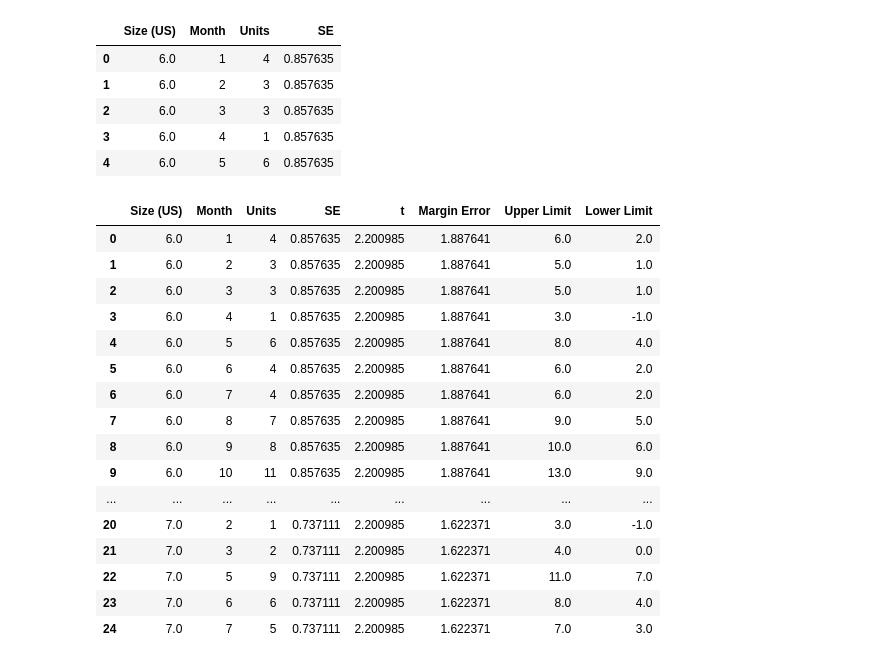
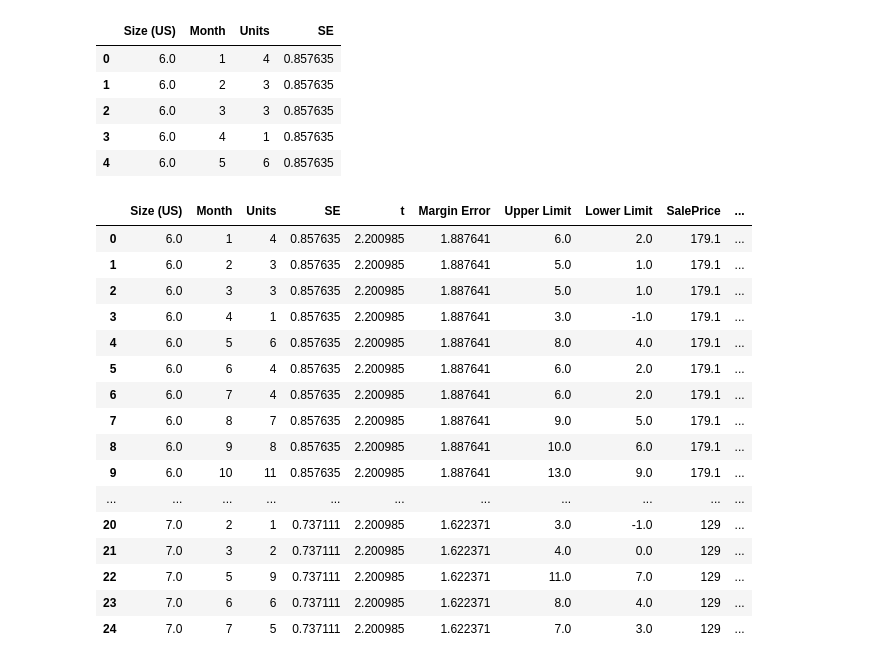
Before and after one commit to ParthRaj22/Demand-Forecasting, a Jupyter notebook: Demand forecast.ipynb, the cells around one changed output. Saved outputs shown, nothing was run; the diff lists cells and outputs as text; code cells hidden in the pictures.

```diff
--- a/Demand forecast.ipynb
+++ b/Demand forecast.ipynb
@@ -119,22 +118,33 @@ avgmdt['t'] = stats.t.ppf(p,df)
 avgmdt['Margin Error'] = avgmdt['SE']*avgmdt['t']
 avgmdt['Upper Limit'] = avgmdt['Units']+avgmdt['Margin Error'].apply(np.ceil)
 avgmdt['Lower Limit'] = avgmdt['Units']-avgmdt['Margin Error'].apply(np.ceil)
-avgmdt.head(25)
-# %% [output]
-|  | Size (US) | Month | Units | SE | t | Margin Error | Upper Limit | Lower Limit |
-| 0 | 6.0 | 1 | 4 | 0.857635 | 2.200985 | 1.887641 | 6.0 | 2.0 |
-| 1 | 6.0 | 2 | 3 | 0.857635 | 2.200985 | 1.887641 | 5.0 | 1.0 |
-| 2 | 6.0 | 3 | 3 | 0.857635 | 2.200985 | 1.887641 | 5.0 | 1.0 |
-| 3 | 6.0 | 4 | 1 | 0.857635 | 2.200985 | 1.887641 | 3.0 | -1.0 |
-| 4 | 6.0 | 5 | 6 | 0.857635 | 2.200985 | 1.887641 | 8.0 | 4.0 |
-| 5 | 6.0 | 6 | 4 | 0.857635 | 2.200985 | 1.887641 | 6.0 | 2.0 |
-| 6 | 6.0 | 7 | 4 | 0.857635 | 2.200985 | 1.887641 | 6.0 | 2.0 |
-| 7 | 6.0 | 8 | 7 | 0.857635 | 2.200985 | 1.887641 | 9.0 | 5.0 |
-| 8 | 6.0 | 9 | 8 | 0.857635 | 2.200985 | 1.887641 | 10.0 | 6.0 |
-| 9 | 6.0 | 10 | 11 | 0.857635 | 2.200985 | 1.887641 | 13.0 | 9.0 |
-| ... | ... | ... | ... | ... | ... | ... | ... | ... |
-| 20 | 7.0 | 2 | 1 | 0.737111 | 2.200985 | 1.622371 | 3.0 | -1.0 |
-| 21 | 7.0 | 3 | 2 | 0.737111 | 2.200985 | 1.622371 | 4.0 | 0.0 |
-| 22 | 7.0 | 5 | 9 | 0.737111 | 2.200985 | 1.622371 | 11.0 | 7.0 |
-| 23 | 7.0 | 6 | 6 | 0.737111 | 2.200985 | 1.622371 | 8.0 | 4.0 |
-| 24 | 7.0 | 7 | 5 | 0.737111 | 2.200985 | 1.622371 | 7.0 | 3.0 |
+# %%
+avgmdt['SalePrice'] = avgmdt['Size (US)'].map(dt.drop_duplicates('Size (US)')\
+                                                   .set_index('Size (US)')['SalePrice'])
+avgmdt['ID'] = (avgmdt['Size (US)'] + avgmdt['Month']).apply(str)
+dt['ID'] = (dt['Size (US)'] + dt['Month']).apply(str)
+avgmdt['Discount'] = avgmdt['ID'].map(dt.drop_duplicates('ID')\
+                                                  .set_index(['ID'])['Discount'])
+avgmdt['Rev'] = avgmdt['SalePrice']*avgmdt['Units']
+avgmdt.drop(['ID'], inplace=True, axis=1)
+avgmdt['SalePrice'] = avgmdt['SalePrice'].astype(object)
+avgmdt['Discount'] = avgmdt['Discount']*100
+avgmdt.head(25)
+# %% [output]
+|  | Size (US) | Month | Units | SE | t | Margin Error | Upper Limit | Lower Limit | SalePrice | ... |
+| 0 | 6.0 | 1 | 4 | 0.857635 | 2.200985 | 1.887641 | 6.0 | 2.0 | 179.1 | ... |
+| 1 | 6.0 | 2 | 3 | 0.857635 | 2.200985 | 1.887641 | 5.0 | 1.0 | 179.1 | ... |
+| 2 | 6.0 | 3 | 3 | 0.857635 | 2.200985 | 1.887641 | 5.0 | 1.0 | 179.1 | ... |
+| 3 | 6.0 | 4 | 1 | 0.857635 | 2.200985 | 1.887641 | 3.0 | -1.0 | 179.1 | ... |
+| 4 | 6.0 | 5 | 6 | 0.857635 | 2.200985 | 1.887641 | 8.0 | 4.0 | 179.1 | ... |
+| 5 | 6.0 | 6 | 4 | 0.857635 | 2.200985 | 1.887641 | 6.0 | 2.0 | 179.1 | ... |
+| 6 | 6.0 | 7 | 4 | 0.857635 | 2.200985 | 1.887641 | 6.0 | 2.0 | 179.1 | ... |
+| 7 | 6.0 | 8 | 7 | 0.857635 | 2.200985 | 1.887641 | 9.0 | 5.0 | 179.1 | ... |
+| 8 | 6.0 | 9 | 8 | 0.857635 | 2.200985 | 1.887641 | 10.0 | 6.0 | 179.1 | ... |
+| 9 | 6.0 | 10 | 11 | 0.857635 | 2.200985 | 1.887641 | 13.0 | 9.0 | 179.1 | ... |
+| ... | ... | ... | ... | ... | ... | ... | ... | ... | ... | ... |
+| 20 | 7.0 | 2 | 1 | 0.737111 | 2.200985 | 1.622371 | 3.0 | -1.0 | 129 | ... |
+| 21 | 7.0 | 3 | 2 | 0.737111 | 2.200985 | 1.622371 | 4.0 | 0.0 | 129 | ... |
+| 22 | 7.0 | 5 | 9 | 0.737111 | 2.200985 | 1.622371 | 11.0 | 7.0 | 129 | ... |
+| 23 | 7.0 | 6 | 6 | 0.737111 | 2.200985 | 1.622371 | 8.0 | 4.0 | 129 | ... |
+| 24 | 7.0 | 7 | 5 | 0.737111 | 2.200985 | 1.622371 | 7.0 | 3.0 | 129 | ... |
```
Also changed, not shown: parts of 5 cells of this notebook.
